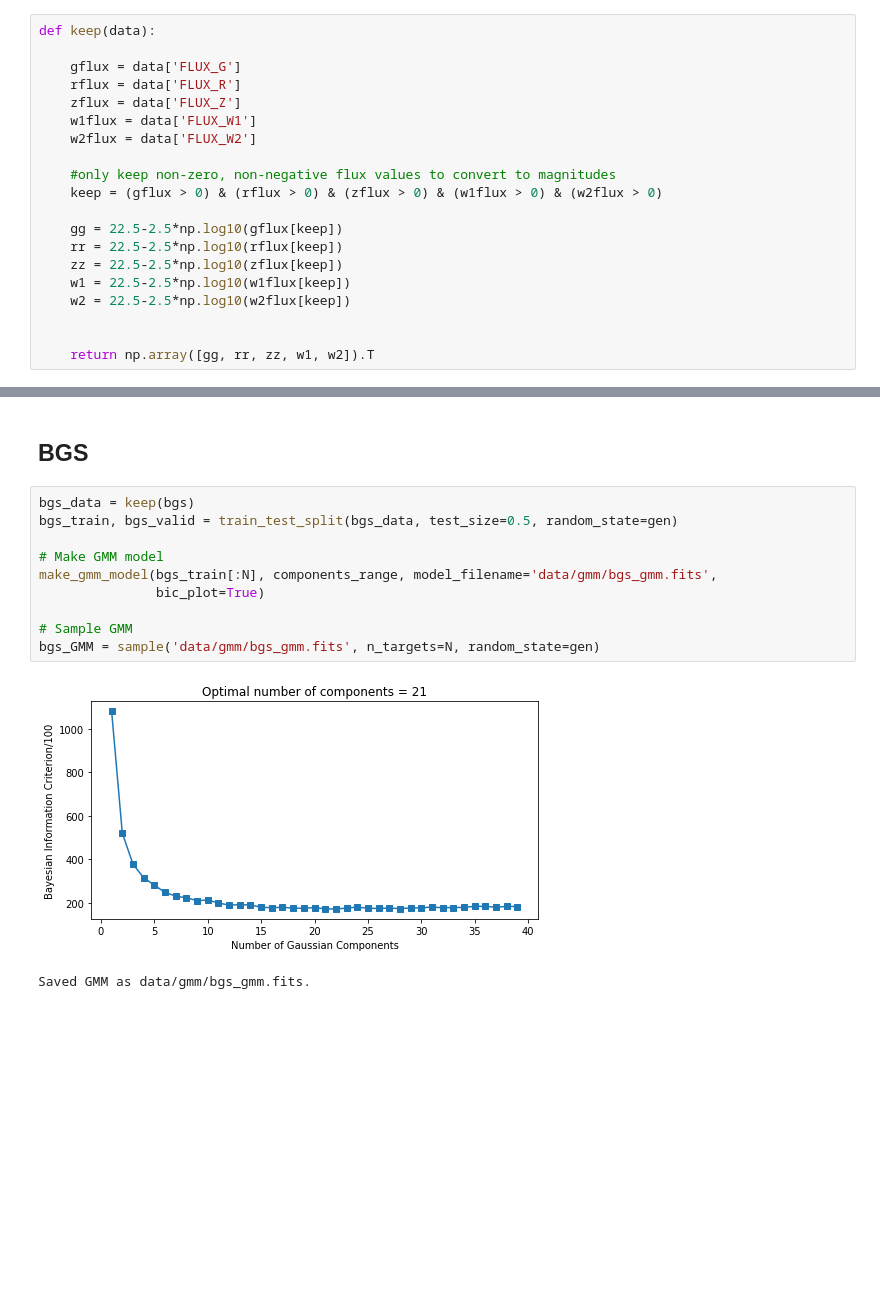
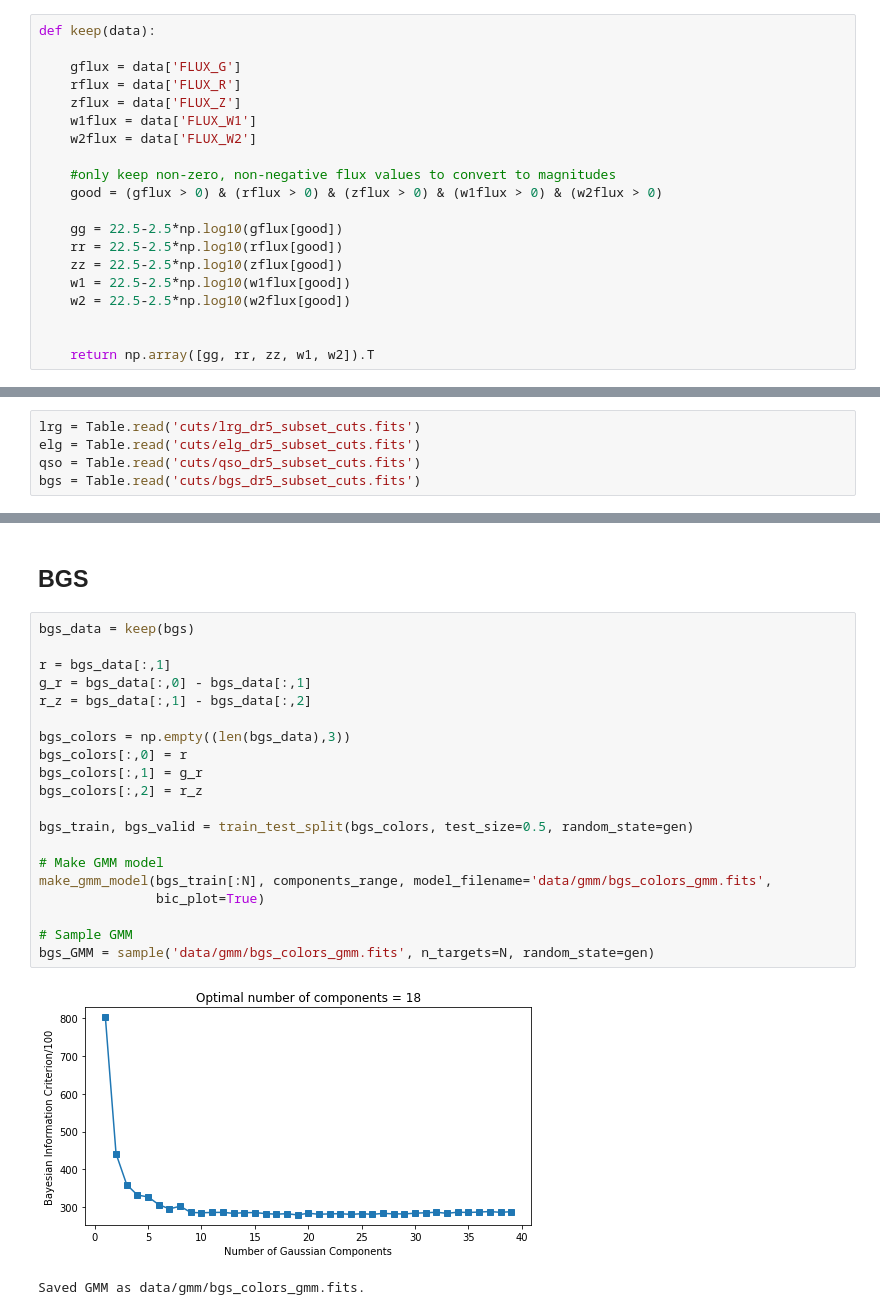
Before and after one commit to belaa/desi-mocks, a Jupyter notebook: Sample_GMMs.ipynb, the cells around one changed output, grey strips where cells are left out. Saved outputs shown, nothing was run; the diff lists cells and outputs as text; blank space fills up the shorter version.

```diff
--- a/Sample_GMMs.ipynb
+++ b/Sample_GMMs.ipynb
@@ -24,13 +28,13 @@ def keep(data):
     w2flux = data['FLUX_W2']
 
     #only keep non-zero, non-negative flux values to convert to magnitudes
-    keep = (gflux > 0) & (rflux > 0) & (zflux > 0) & (w1flux > 0) & (w2flux > 0)
+    good = (gflux > 0) & (rflux > 0) & (zflux > 0) & (w1flux > 0) & (w2flux > 0)
 
-    gg = 22.5-2.5*np.log10(gflux[keep])
-    rr = 22.5-2.5*np.log10(rflux[keep])
-    zz = 22.5-2.5*np.log10(zflux[keep])
-    w1 = 22.5-2.5*np.log10(w1flux[keep])
-    w2 = 22.5-2.5*np.log10(w2flux[keep])
+    gg = 22.5-2.5*np.log10(gflux[good])
+    rr = 22.5-2.5*np.log10(rflux[good])
+    zz = 22.5-2.5*np.log10(zflux[good])
+    w1 = 22.5-2.5*np.log10(w1flux[good])
+    w2 = 22.5-2.5*np.log10(w2flux[good])
 
 
     return np.array([gg, rr, zz, w1, w2]).T
@@ -157,3 +174,8 @@ bgs = dr5[(dr5['BGS_TARGET'] & bgs_mask.BGS_BRIGHT).astype(bool)]
+# %%
+lrg = Table.read('cuts/lrg_dr5_subset_cuts.fits')
+elg = Table.read('cuts/elg_dr5_subset_cuts.fits')
+qso = Table.read('cuts/qso_dr5_subset_cuts.fits')
+bgs = Table.read('cuts/bgs_dr5_subset_cuts.fits')
 # %%
 # Set up parameters for GMM
 
@@ -306,16 +322,26 @@ fig = cn.corner(np.array([r, g_r, r_z]).T, labels=["r", "g - r", "r - z"],
 ## BGS
 # %%
 bgs_data = keep(bgs)
-bgs_train, bgs_valid = train_test_split(bgs_data, test_size=0.5, random_state=gen)
+
+r = bgs_data[:,1]
+g_r = bgs_data[:,0] - bgs_data[:,1]
+r_z = bgs_data[:,1] - bgs_data[:,2]
+
+bgs_colors = np.empty((len(bgs_data),3))
+bgs_colors[:,0] = r
+bgs_colors[:,1] = g_r
+bgs_colors[:,2] = r_z
+
+bgs_train, bgs_valid = train_test_split(bgs_colors, test_size=0.5, random_state=gen)
 
 # Make GMM model
-make_gmm_model(bgs_train[:N], components_range, model_filename='data/gmm/bgs_gmm.fits',
+make_gmm_model(bgs_train[:N], components_range, model_filename='data/gmm/bgs_colors_gmm.fits',
                bic_plot=True)
 
 # Sample GMM
-bgs_GMM = sample('data/gmm/bgs_gmm.fits', n_targets=N, random_state=gen)
+bgs_GMM = sample('data/gmm/bgs_colors_gmm.fits', n_targets=N, random_state=gen)
 # %% [output]
-[figure, old version]
+[figure, new version]
-Saved GMM as data/gmm/bgs_gmm.fits.
+Saved GMM as data/gmm/bgs_colors_gmm.fits.
 # %%
 # Training data
```
Also changed, not shown: parts of 22 cells of this notebook.
